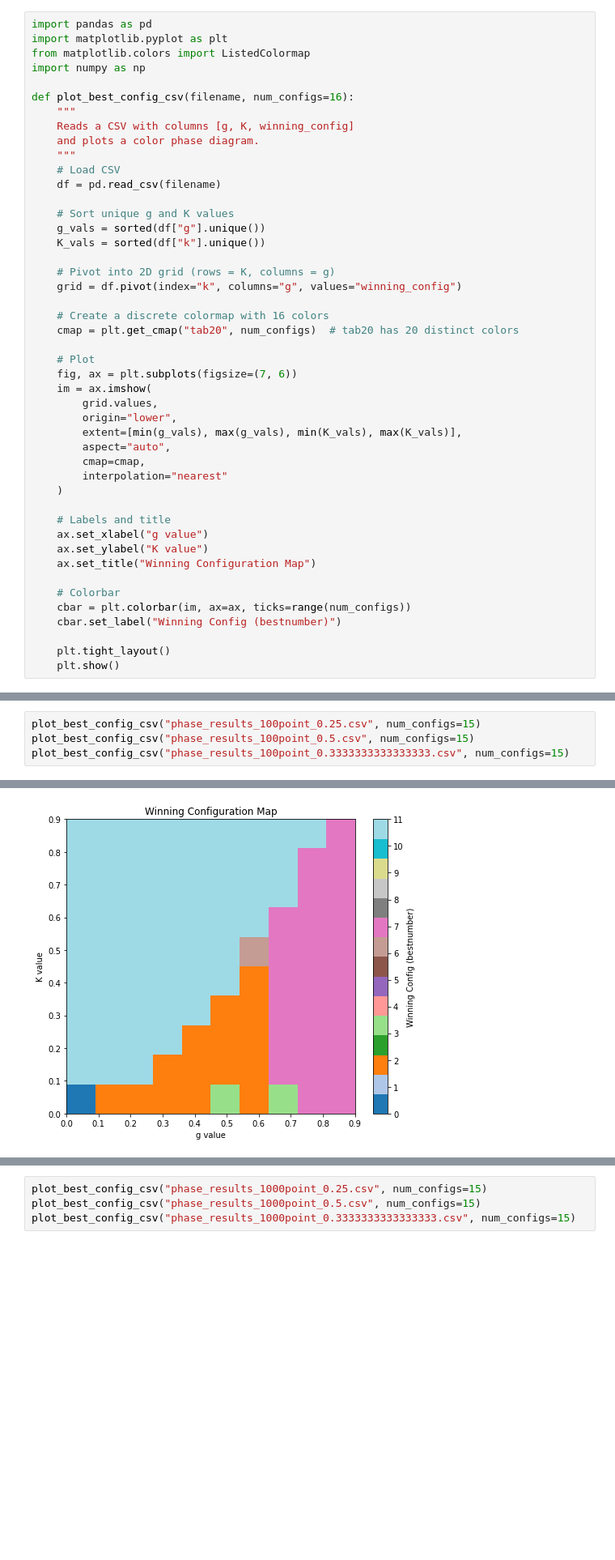
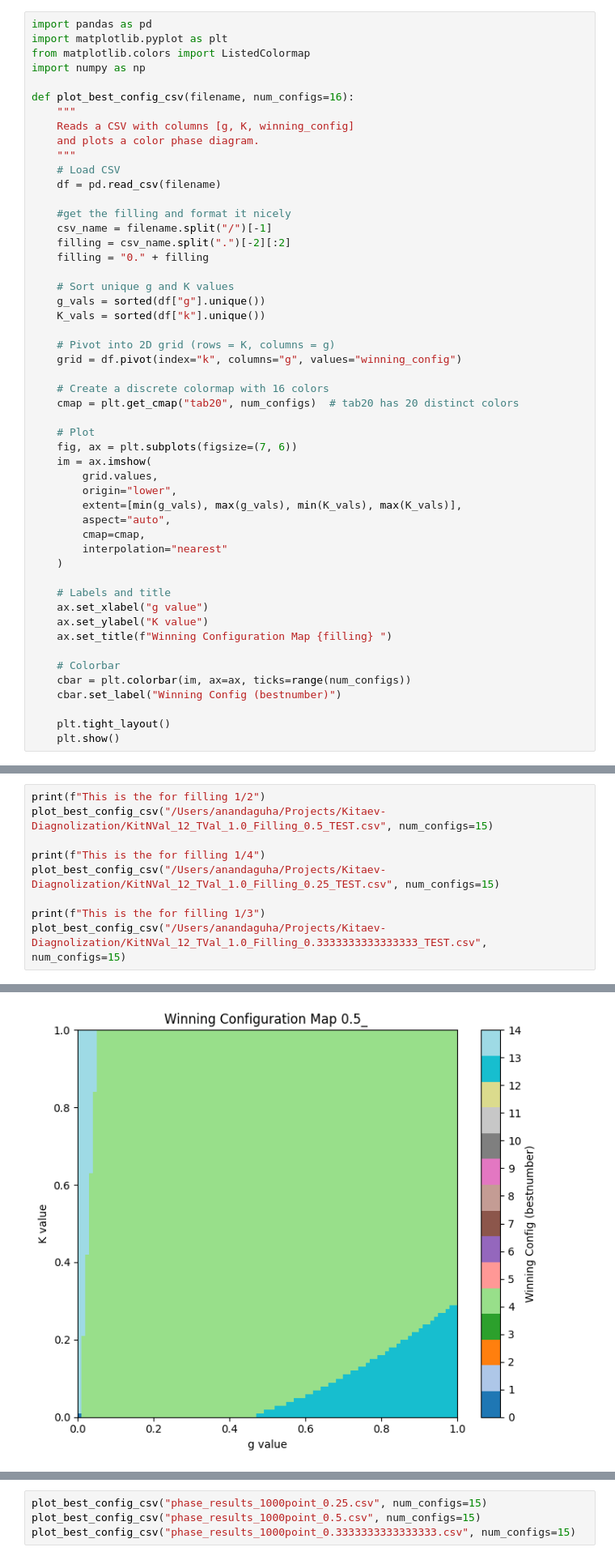
Before and after one commit to anandaguha/Kitaev-Diagnolization, a Jupyter notebook: notebooks/PlottingKitevValues.ipynb, the cells around one changed output, grey strips where cells are left out. Shown at 81% size. Saved outputs shown, nothing was run; the diff lists cells and outputs as text; blank space fills up the shorter version.

```diff
--- a/notebooks/PlottingKitevValues.ipynb
+++ b/notebooks/PlottingKitevValues.ipynb
@@ -11,6 +11,11 @@ def plot_best_config_csv(filename, num_configs=16):
     """
     # Load CSV
     df = pd.read_csv(filename)
+
+    #get the filling and format it nicely
+    csv_name = filename.split("/")[-1]
+    filling = csv_name.split(".")[-2][:2]
+    filling = "0." + filling
 
     # Sort unique g and K values
     g_vals = sorted(df["g"].unique())
@@ -36,7 +41,7 @@ def plot_best_config_csv(filename, num_configs=16):
     # Labels and title
     ax.set_xlabel("g value")
     ax.set_ylabel("K value")
-    ax.set_title("Winning Configuration Map")
+    ax.set_title(f"Winning Configuration Map {filling} ")
 
     # Colorbar
     cbar = plt.colorbar(im, ax=ax, ticks=range(num_configs))
@@ -111,7 +116,12 @@ def plot_best_config_csv2(filename, num_configs=16, round_digits=3):
     plt.tight_layout()
     plt.show()
 # %%
-plot_best_config_csv("phase_results_100point_0.25.csv", num_configs=15)
-plot_best_config_csv("phase_results_100point_0.5.csv", num_configs=15)
-plot_best_config_csv("phase_results_100point_0.3333333333333333.csv", num_configs=15)
+print(f"This is the for filling 1/2")
+plot_best_config_csv("/Users/anandaguha/Projects/Kitaev-Diagnolization/KitNVal_12_TVal_1.0_Filling_0.5_TEST.csv", num_configs=15)
+
+print(f"This is the for filling 1/4")
+plot_best_config_csv("/Users/anandaguha/Projects/Kitaev-Diagnolization/KitNVal_12_TVal_1.0_Filling_0.25_TEST.csv", num_configs=15)
+
+print(f"This is the for filling 1/3")
+plot_best_config_csv("/Users/anandaguha/Projects/Kitaev-Diagnolization/KitNVal_12_TVal_1.0_Filling_0.3333333333333333_TEST.csv", num_configs=15)
 # %% [output]
@@ -118 +129 @@ plot_best_config_csv("phase_results_100point_0.3333333333333333.csv", num_config
-[figure, old version]
+[figure, new version]
```
Also changed, not shown: parts of 2 cells of this notebook, 4 other files.
